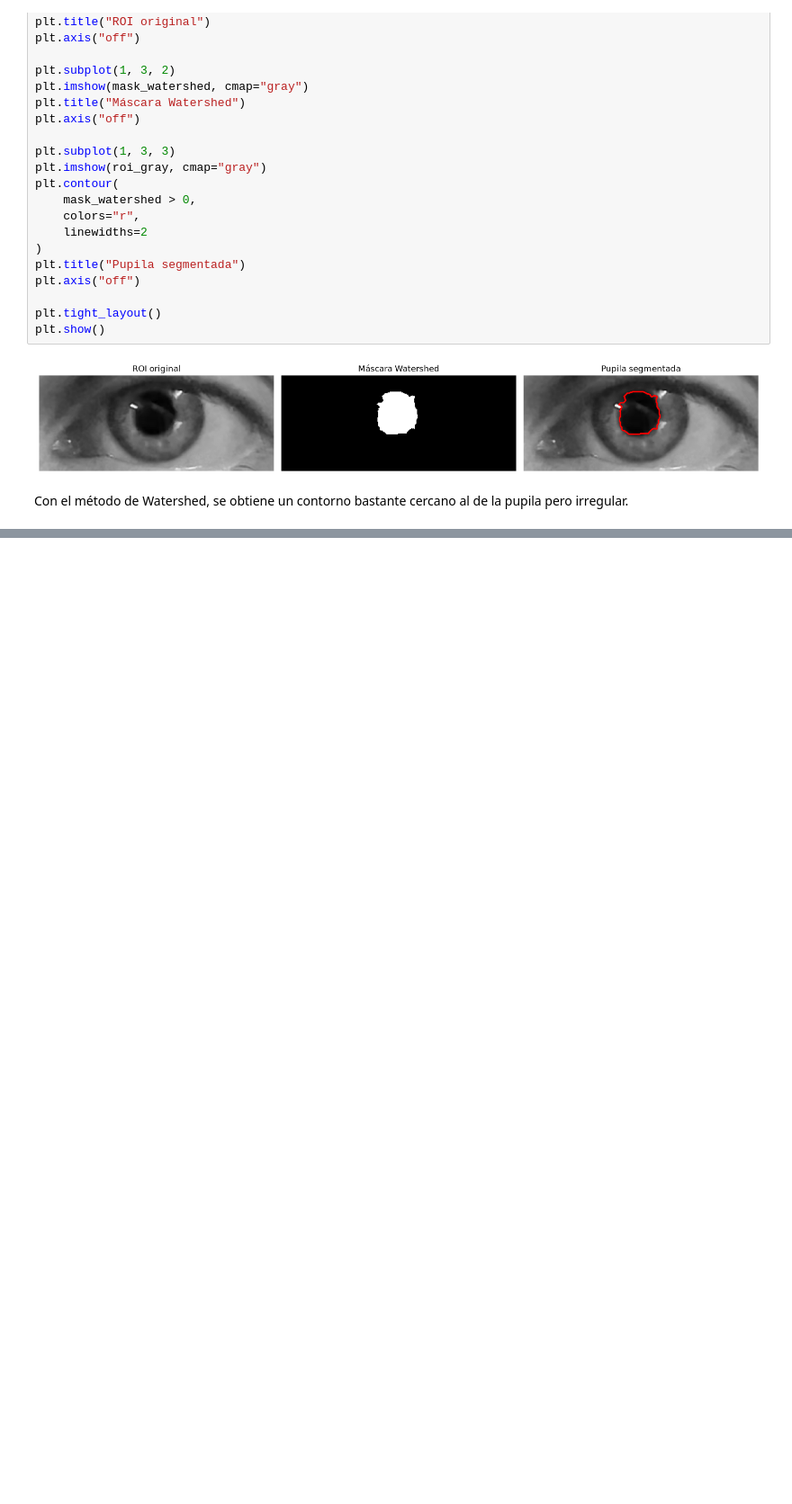
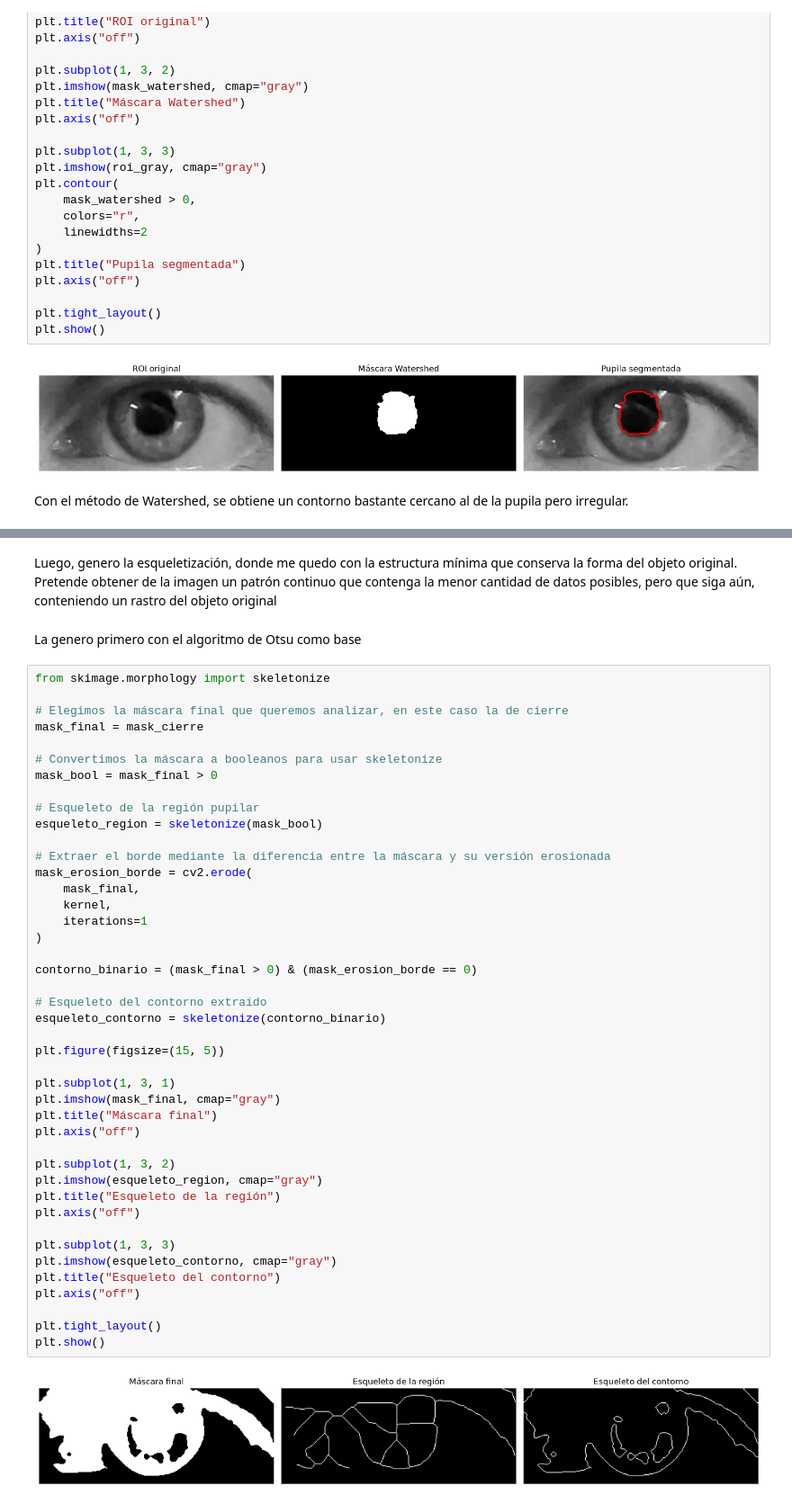
Before and after one commit to valjeon/PSIB_Guia_Imag_Biomed_Grupo15, a Jupyter notebook: notebooks/modulo2.ipynb, the cells around one changed output, grey strips where cells are left out. Shown at 90% size. Saved outputs shown, nothing was run; the diff lists cells and outputs as text; blank space fills up the shorter version.

```diff
--- a/notebooks/modulo2.ipynb
+++ b/notebooks/modulo2.ipynb
@@ -349,0 +387,49 @@ Con el método de Watershed, se obtiene un contorno bastante cercano al de la pu
+# %% [markdown]
+Luego, genero la esqueletización, donde me quedo con la estructura mínima que conserva la forma del objeto original. Pretende obtener de la imagen un patrón continuo que contenga la menor cantidad de datos posibles, pero que siga aún, conteniendo un rastro del objeto original
+# %% [markdown]
+La genero primero con el algoritmo de Otsu como base
+# %%
+from skimage.morphology import skeletonize
+
+# Elegimos la máscara final que queremos analizar, en este caso la de cierre
+mask_final = mask_cierre
+
+# Convertimos la máscara a booleanos para usar skeletonize
+mask_bool = mask_final > 0
+
+# Esqueleto de la región pupilar
+esqueleto_region = skeletonize(mask_bool)
+
+# Extraer el borde mediante la diferencia entre la máscara y su versión erosionada
+mask_erosion_borde = cv2.erode(
+    mask_final,
+    kernel,
+    iterations=1
+)
+
+contorno_binario = (mask_final > 0) & (mask_erosion_borde == 0)
+
+# Esqueleto del contorno extraído
+esqueleto_contorno = skeletonize(contorno_binario)
+
+plt.figure(figsize=(15, 5))
+
+plt.subplot(1, 3, 1)
+plt.imshow(mask_final, cmap="gray")
+plt.title("Máscara final")
+plt.axis("off")
+
+plt.subplot(1, 3, 2)
+plt.imshow(esqueleto_region, cmap="gray")
+plt.title("Esqueleto de la región")
+plt.axis("off")
+
+plt.subplot(1, 3, 3)
+plt.imshow(esqueleto_contorno, cmap="gray")
+plt.title("Esqueleto del contorno")
+plt.axis("off")
+
+plt.tight_layout()
+plt.show()
+# %% [output]
+[figure, added]
```
Also changed, not shown: parts of 15 cells of this notebook.
